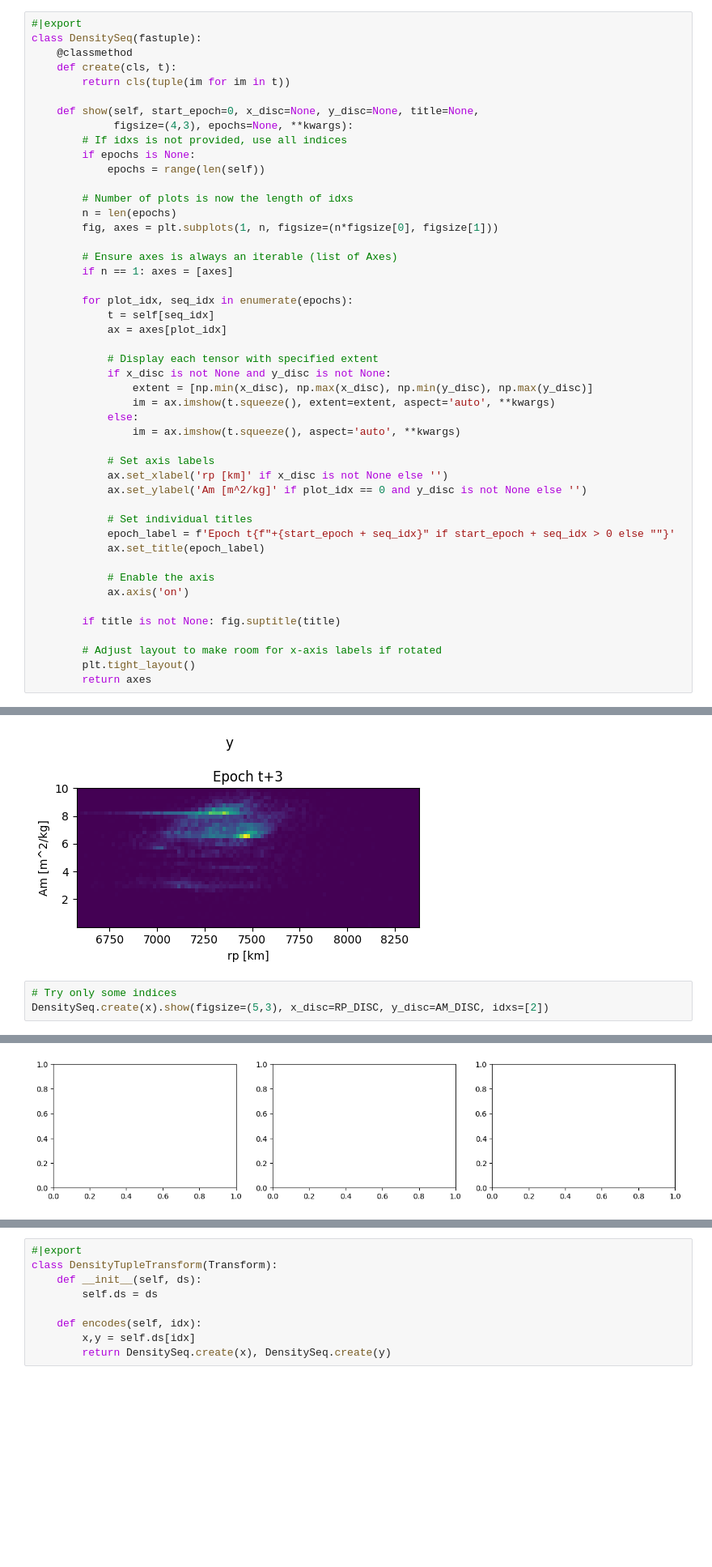
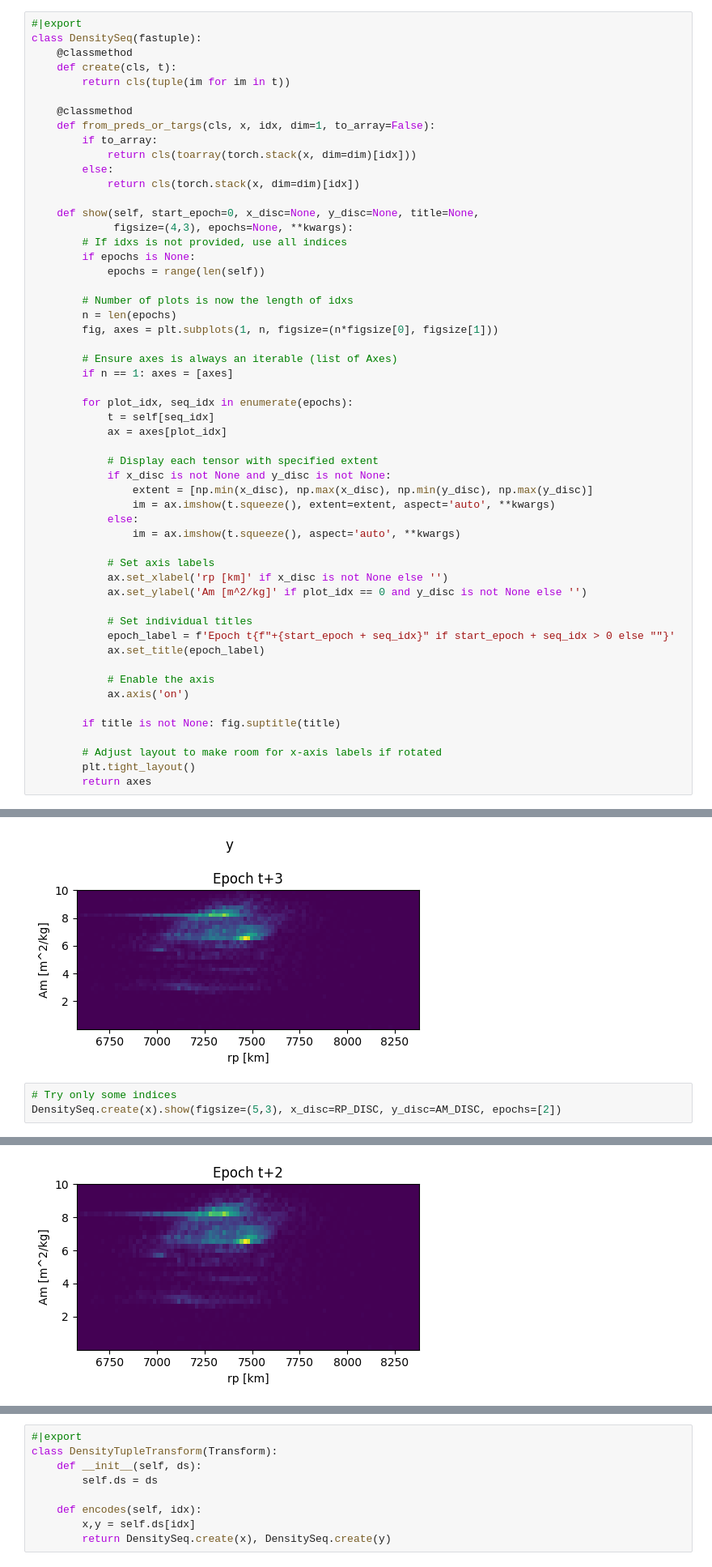
Before and after one commit to ARCLab-MIT/mocat-ml, a Jupyter notebook: nbs_lib/data.ipynb, the cells around one changed output, grey strips where cells are left out. Shown: that part at 81% size. Saved outputs shown, nothing was run; the diff lists cells and outputs as text; blank space fills up the shorter version.

```diff
--- a/nbs_lib/data.ipynb
+++ b/nbs_lib/data.ipynb
@@ -179,6 +180,13 @@ class DensitySeq(fastuple):
     @classmethod
     def create(cls, t):
         return cls(tuple(im for im in t))
+
+    @classmethod
+    def from_preds_or_targs(cls, x, idx, dim=1, to_array=False):
+        if to_array:
+            return cls(toarray(torch.stack(x, dim=dim)[idx]))
+        else:
+            return cls(torch.stack(x, dim=dim)[idx])
 
     def show(self, start_epoch=0, x_disc=None, y_disc=None, title=None,
              figsize=(4,3), epochs=None, **kwargs):
@@ -231,5 +239,5 @@ DensitySeq.create(y).show(figsize=(5,3), start_epoch=3, x_disc=RP_DISC,
 [figure]
 # %%
 # Try only some indices
-DensitySeq.create(x).show(figsize=(5,3), x_disc=RP_DISC, y_disc=AM_DISC, idxs=[2])
+DensitySeq.create(x).show(figsize=(5,3), x_disc=RP_DISC, y_disc=AM_DISC, epochs=[2])
 # %% [output]
@@ -237 +245 @@ AttributeError: AxesImage.set() got an unexpected keyword argument 'idxs'
-[figure, old version]
+[figure, new version]
```
Also changed, not shown: parts of 4 cells of this notebook, 4 other files.
